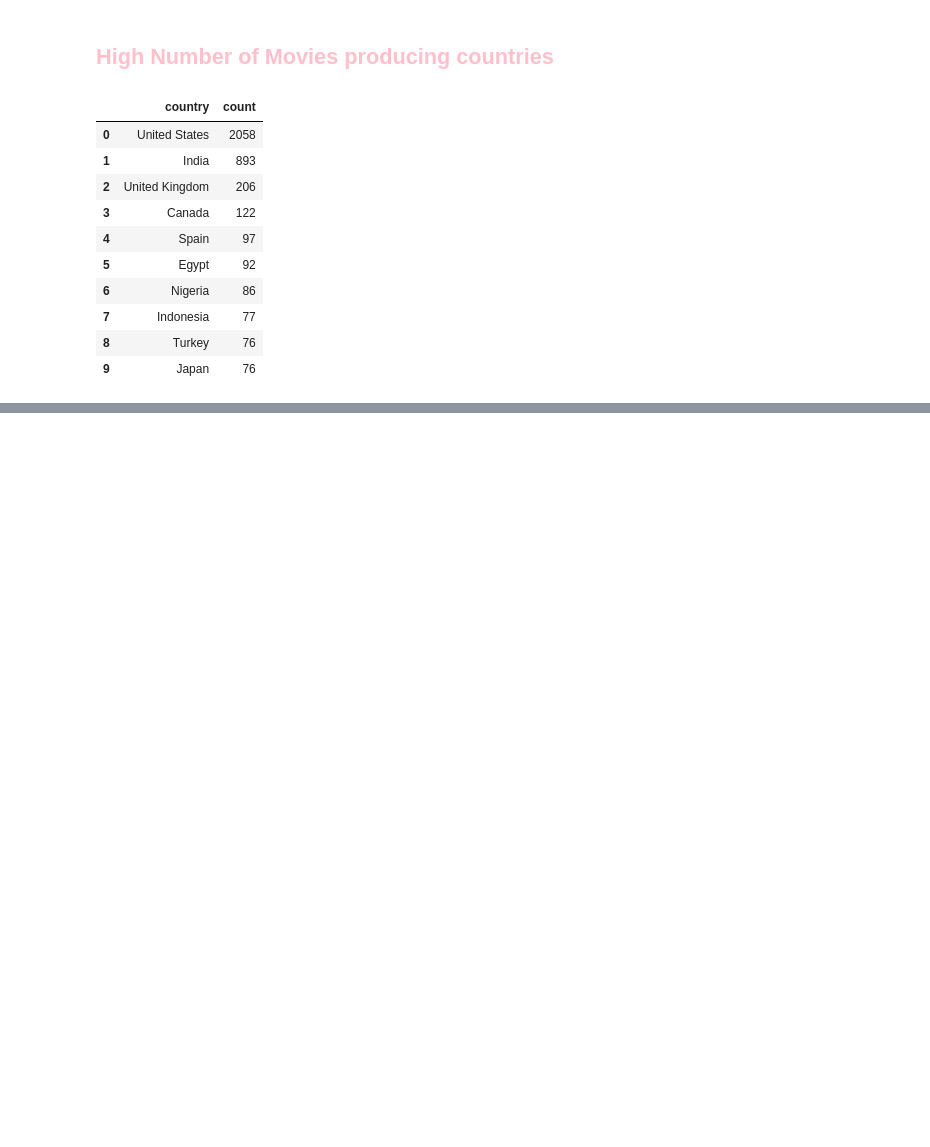
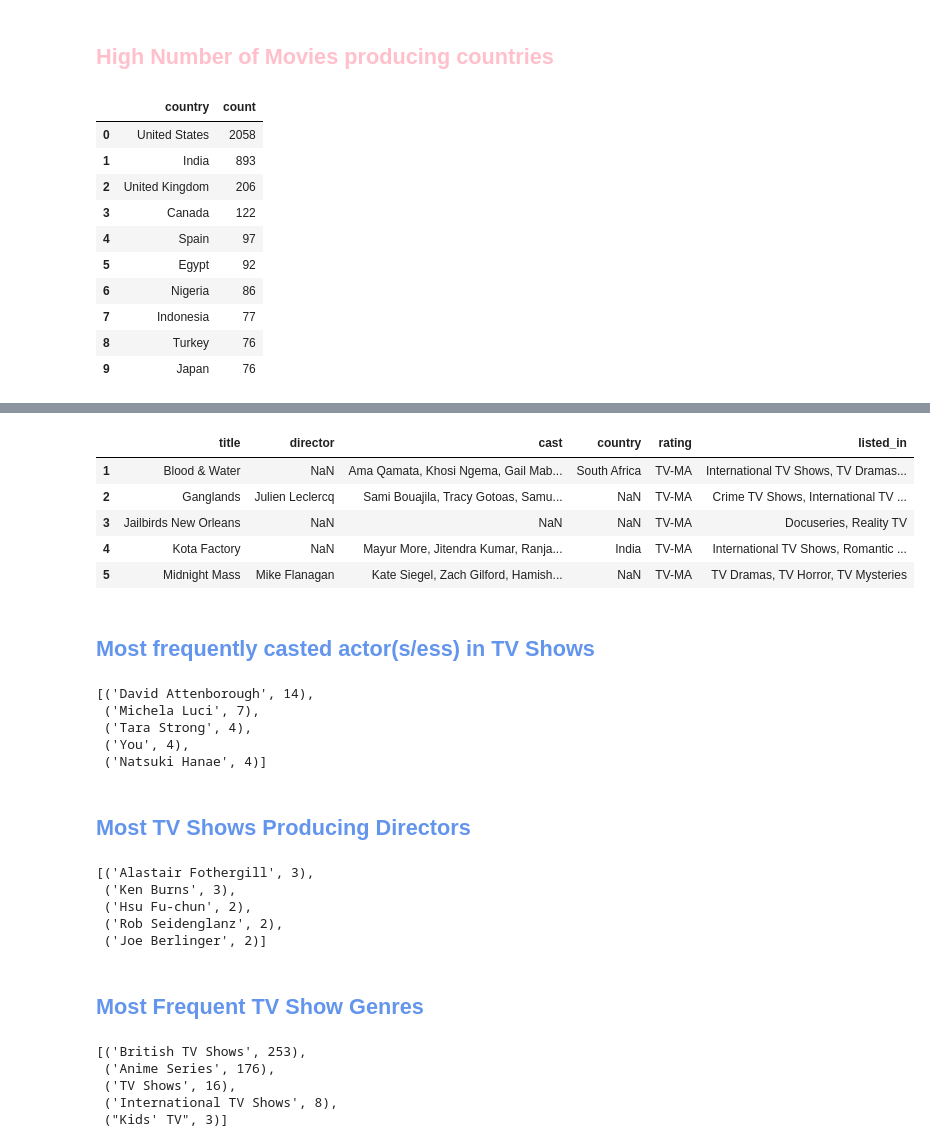
Before and after one commit to r9hit10/NetFlix-EDA, a Jupyter notebook: Netflix_Exploratory_Data_Analysis.ipynb, the cells around one changed output, grey strips where cells are left out. Cells and saved outputs as stored; diff of their text form; code cells hidden in the pictures; blank space fills up the shorter version.

```diff
--- a/Netflix_Exploratory_Data_Analysis.ipynb
+++ b/Netflix_Exploratory_Data_Analysis.ipynb
@@ -429,0 +442,12 @@ Movies["country"].value_counts().reset_index().head(10)
+# %%
+TV=TV.drop(columns=["show_id","type","date_added","release_year","duration","description"])
+TV.head()
+# %% [output]
+|  | title | director | cast | country | rating | listed_in |
+| 1 | Blood & Water | NaN | Ama Qamata, Khosi Ngema, Gail Mab... | South Africa | TV-MA | International TV Shows, TV Dramas... |
+| 2 | Ganglands | Julien Leclercq | Sami Bouajila, Tracy Gotoas, Samu... | NaN | TV-MA | Crime TV Shows, International TV ... |
+| 3 | Jailbirds New Orleans | NaN | NaN | NaN | TV-MA | Docuseries, Reality TV |
+| 4 | Kota Factory | NaN | Mayur More, Jitendra Kumar, Ranja... | India | TV-MA | International TV Shows, Romantic ... |
+| 5 | Midnight Mass | Mike Flanagan | Kate Siegel, Zach Gilford, Hamish... | NaN | TV-MA | TV Dramas, TV Horror, TV Mysteries |
+# %% [markdown]
+## <font color="cornflowerblue"> Most frequently casted actor(s/ess) in TV Shows</font>
@@ -429,0 +462,11 @@ Movies["country"].value_counts().reset_index().head(10)
+# %%
+tv_cast=sorted(tv_cast.items(), key= lambda x: x[1], reverse= True)
+tv_cast[:5]
+# %% [output]
+[('David Attenborough', 14),
+ ('Michela Luci', 7),
+ ('Tara Strong', 4),
+ ('You', 4),
+ ('Natsuki Hanae', 4)]
+# %% [markdown]
+## <font color="cornflowerblue"> Most TV Shows Producing Directors </font>
@@ -429,0 +481,11 @@ Movies["country"].value_counts().reset_index().head(10)
+# %%
+tv_director= sorted(tv_director.items(), key = lambda x: x[1], reverse= True)
+tv_director[:5]
+# %% [output]
+[('Alastair Fothergill', 3),
+ ('Ken Burns', 3),
+ ('Hsu Fu-chun', 2),
+ ('Rob Seidenglanz', 2),
+ ('Joe Berlinger', 2)]
+# %% [markdown]
+## <font color="cornflowerblue"> Most Frequent TV Show Genres </font>
@@ -429,0 +500,9 @@ Movies["country"].value_counts().reset_index().head(10)
+# %%
+tv_genre = sorted(tv_genre.items(), key= lambda x: x[1], reverse= True)
+tv_genre[:5]
+# %% [output]
+[('British TV Shows', 253),
+ ('Anime Series', 176),
+ ('TV Shows', 16),
+ ('International TV Shows', 8),
+ ("Kids' TV", 3)]
```
Also changed, not shown: parts of 35 cells of this notebook.
